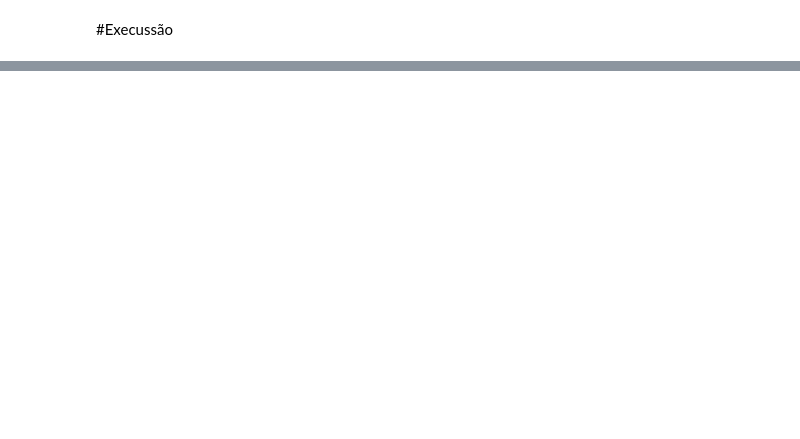
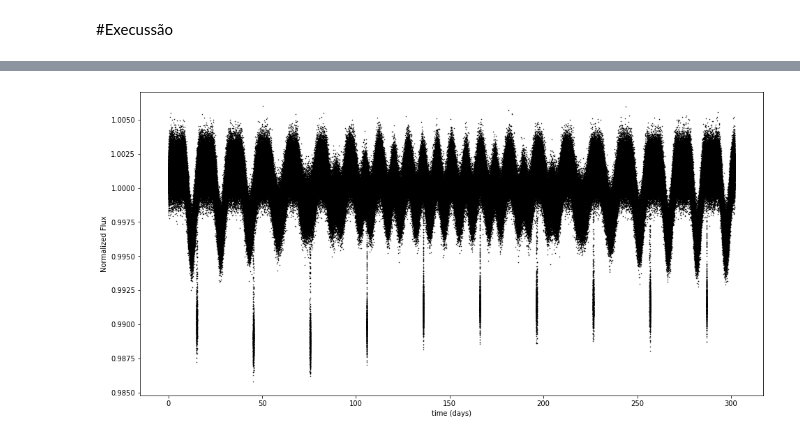
Before and after one commit to cleber-si/Sim_One, a Jupyter notebook: Sim_One.ipynb, the cells around one changed output, grey strips where cells are left out. Drawn from its saved outputs; the diff is of its cells as text; code cells hidden in the pictures; blank space fills up the shorter version.

```diff
--- a/Sim_One.ipynb
+++ b/Sim_One.ipynb
@@ -42,0 +141,28 @@ tF = (P_orb/np.pi)*np.arcsin(_sin)
+# %%
+''' Spot 1 '''
+
+omega = 2*np.pi/Peq # the angular velocity of the star
+c = (ap+2*bp/3+cp/2)**(-1);
+mii = np.cos(ii)*np.cos(theta) + np.sin(ii)*np.sin(theta)*np.cos(lambda_ + omega*np.linspace(0,time[-1],len(time)))   # angle of limb
+
+cf = cf0*(1-mii)  # contrast intensity of faculae
+s1 = 1 + (As)*(ap+bp*mii + cp*mii**2)*c*((Q*cf - cs)*mii)
+
+''' Spot 2 '''
+omega = 2*np.pi/P2
+mii = np.cos(ii)*np.cos(theta) + np.sin(ii)*np.sin(theta)*np.cos(lambda_ + omega*np.linspace(0,time[-1],len(time)))   # angle of limb
+
+cf = cf0*(1 - mii)    # contrast intensity of faculae
+s2 = 1 + (As)*(ap + bp*mii + cp*mii**2)*c*((Q*cf-cs)*mii)
+
+spots=(s1+s2)-np.mean(s1+s2)
+# %%
+''' whole time series '''
+wts = spots+nPT
+
+plt.plot(time, wts, '.k', markersize=1)
+plt.xlabel('time (days)')
+plt.ylabel('Normalized Flux')
+plt.show()
+# %% [output]
+[figure, added]
```
Also changed, not shown: parts of 15 cells of this notebook, 2 other files.
